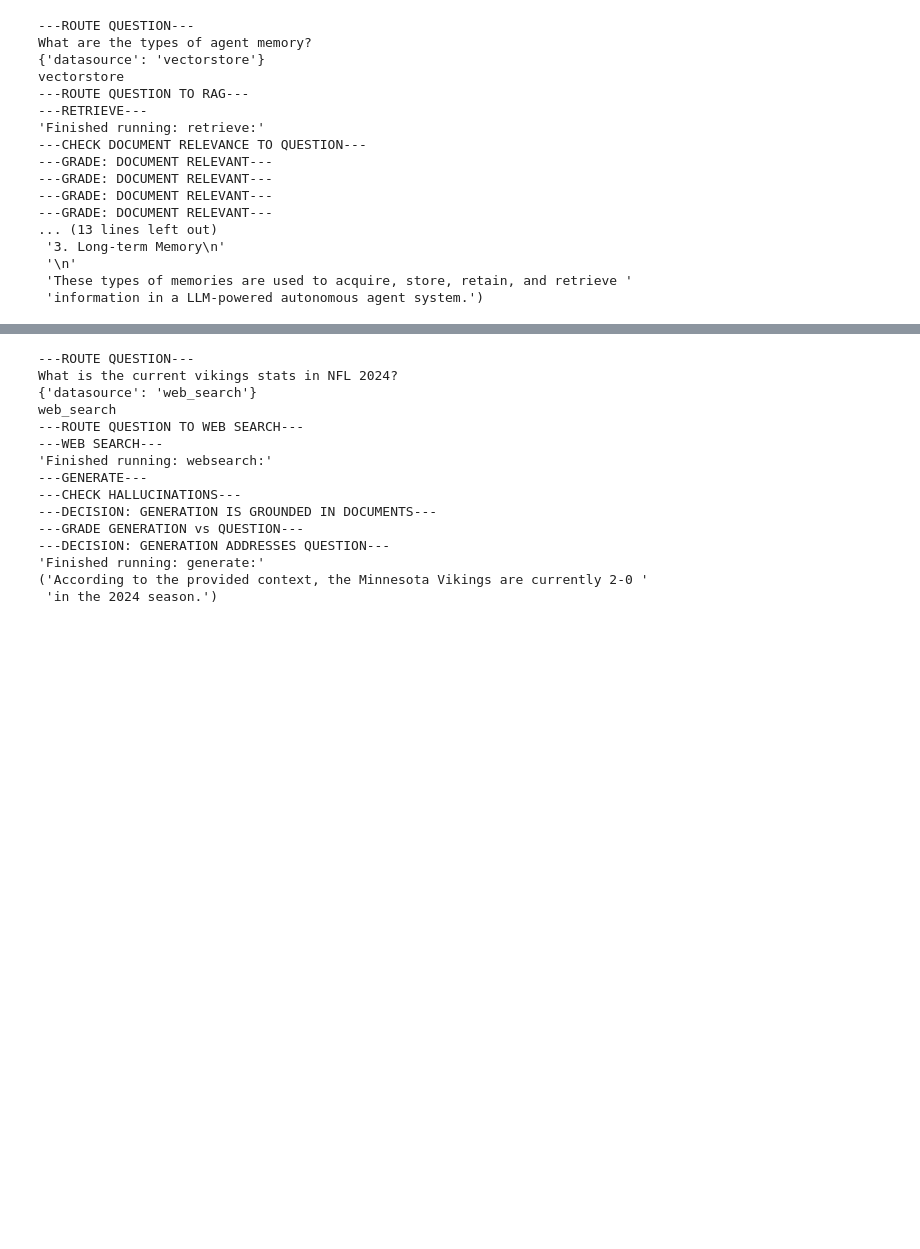
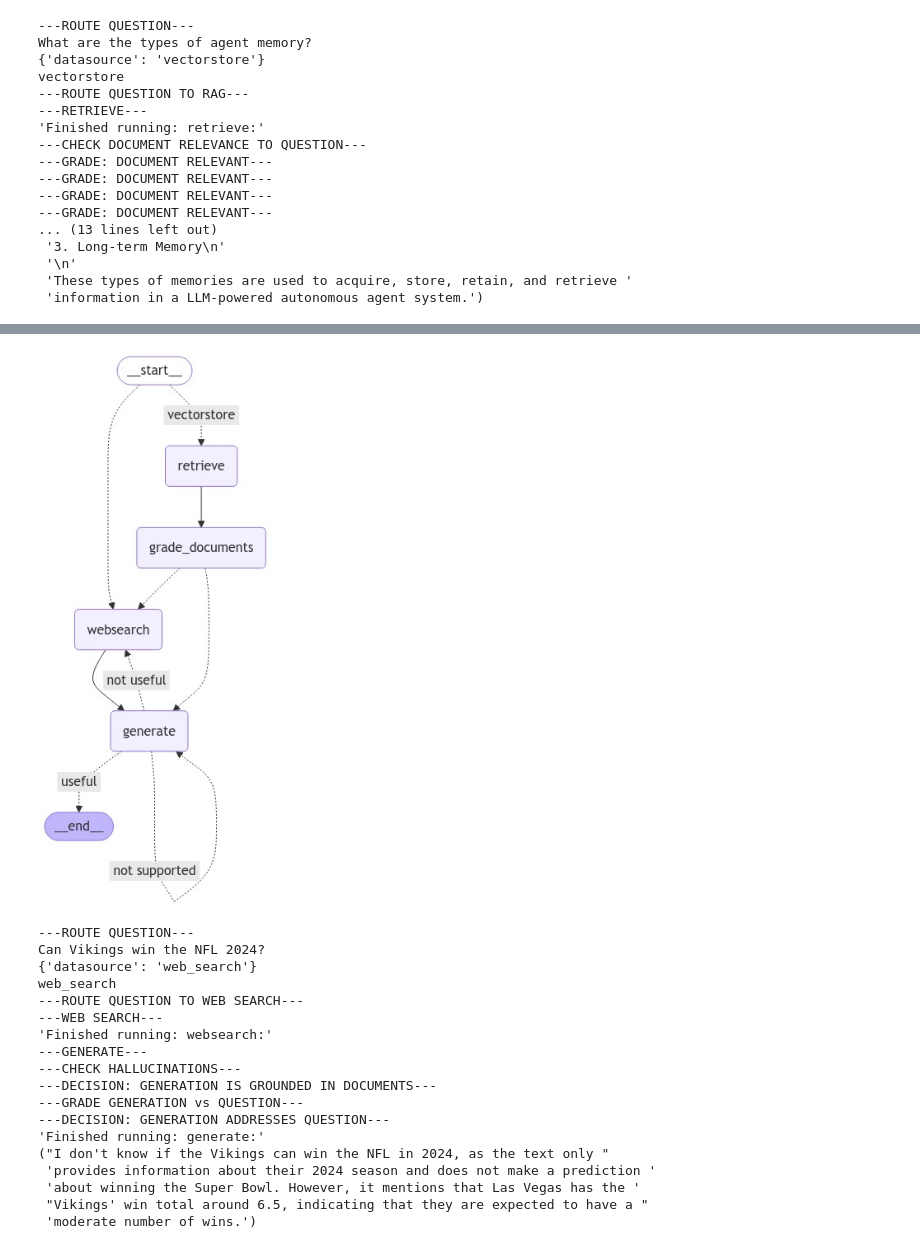
Before and after one commit to inoue0426/Example_LangGraph, a Jupyter notebook: local_RAG_agent_Llama3.ipynb, the cells around one changed output, grey strips where cells are left out. Drawn from its saved outputs; the diff is of its cells as text; code cells hidden in the pictures; blank space fills up the shorter version.

```diff
--- a/local_RAG_agent_Llama3.ipynb
+++ b/local_RAG_agent_Llama3.ipynb
@@ -505,16 +484,18 @@ web_search
+# %%
+# Compile
+app = workflow.compile()
+display(Image(app.get_graph().draw_mermaid_png()))
+# %% [output]
+[figure, added]
 # %%
-from pprint import pprint
-
-# Compile
-app = workflow.compile()
-inputs = {"question": "What is the current vikings stats in NFL 2024?"}
+inputs = {"question": "Can Vikings win the NFL 2024?"}
 for output in app.stream(inputs):
     for key, value in output.items():
         pprint(f"Finished running: {key}:")
 pprint(value["generation"])
 # %% [output]
 ---ROUTE QUESTION---
-What is the current vikings stats in NFL 2024?
+Can Vikings win the NFL 2024?
 {'datasource': 'web_search'}
 web_search
 ---ROUTE QUESTION TO WEB SEARCH---
@@ -526,5 +507,8 @@ web_search
 ---GRADE GENERATION vs QUESTION---
 ---DECISION: GENERATION ADDRESSES QUESTION---
 'Finished running: generate:'
-('According to the provided context, the Minnesota Vikings are currently 2-0 '
- 'in the 2024 season.')
+("I don't know if the Vikings can win the NFL in 2024, as the text only "
+ 'provides information about their 2024 season and does not make a prediction '
+ 'about winning the Super Bowl. However, it mentions that Las Vegas has the '
+ "Vikings' win total around 6.5, indicating that they are expected to have a "
+ 'moderate number of wins.')
```
Also changed, not shown: parts of 9 cells of this notebook, 1 other file.
